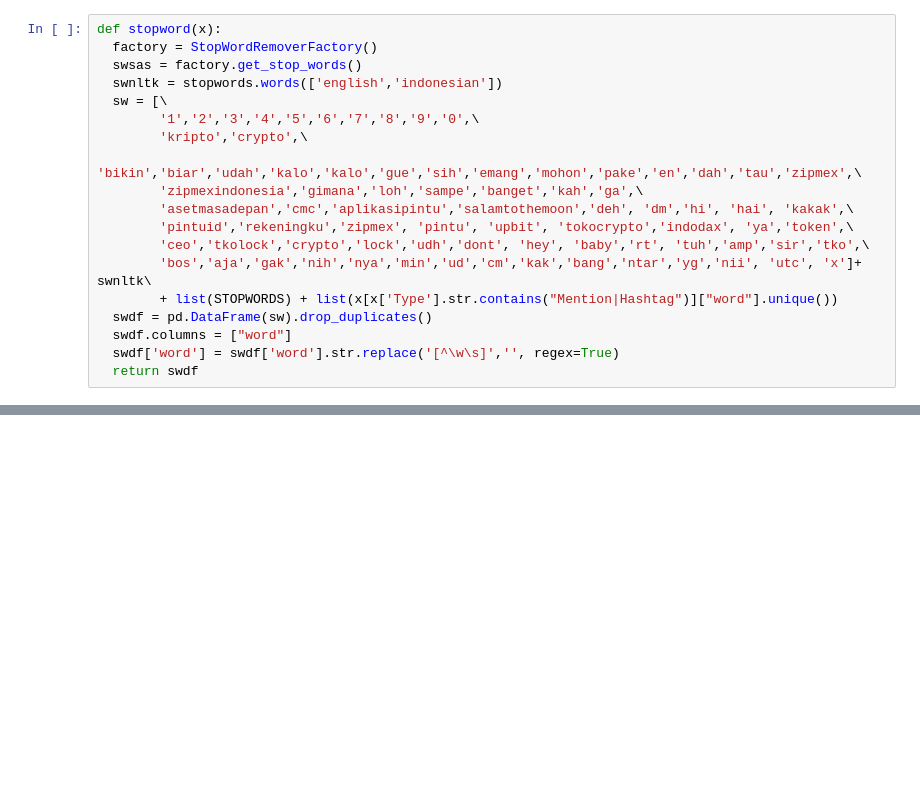
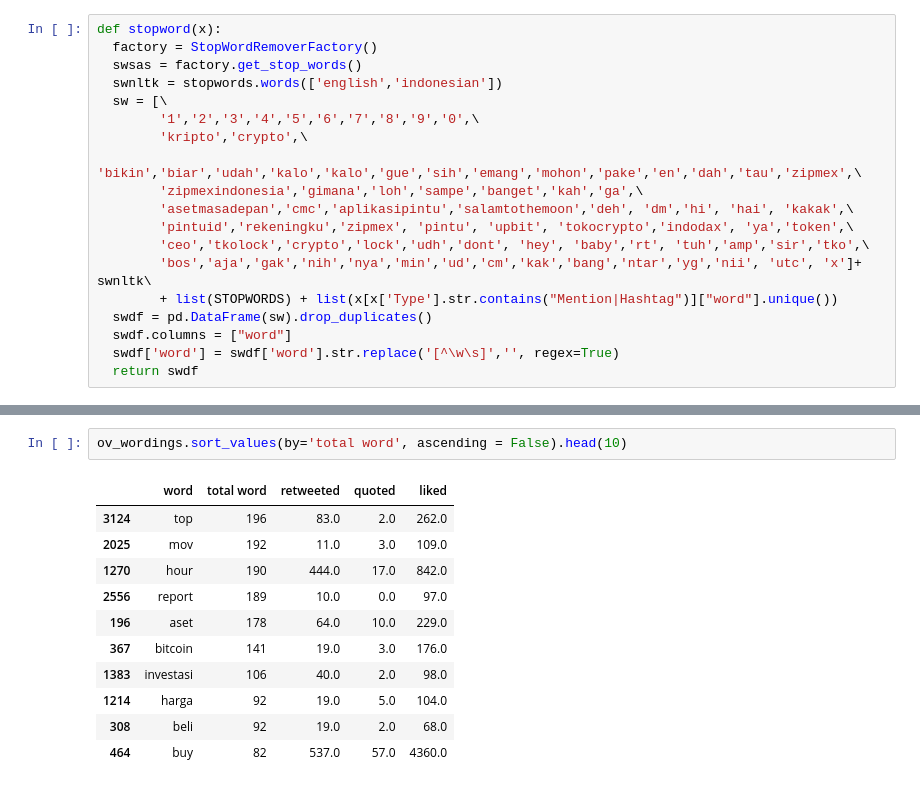
Before and after one commit to tumalanga/wordcloud, a Jupyter notebook: Scraper.ipynb, the cells around one changed output, grey strips where cells are left out. Saved outputs shown, nothing was run; the diff lists cells and outputs as text; blank space fills up the shorter version.

```diff
--- a/Scraper.ipynb
+++ b/Scraper.ipynb
@@ -144,3 +150,17 @@ ov_mention.rename(columns = {'word': 'mention', 'count_word':'total mentions',\
     'sum_liked':'liked'}, inplace=True)
 
 # return wordings_new, hashnmention_new, ov_wordings, ov_hash, ov_mention
+# %%
+ov_wordings.sort_values(by='total word', ascending = False).head(10)
+# %% [output]
+|  | word | total word | retweeted | quoted | liked |
+| 3124 | top | 196 | 83.0 | 2.0 | 262.0 |
+| 2025 | mov | 192 | 11.0 | 3.0 | 109.0 |
+| 1270 | hour | 190 | 444.0 | 17.0 | 842.0 |
+| 2556 | report | 189 | 10.0 | 0.0 | 97.0 |
+| 196 | aset | 178 | 64.0 | 10.0 | 229.0 |
+| 367 | bitcoin | 141 | 19.0 | 3.0 | 176.0 |
+| 1383 | investasi | 106 | 40.0 | 2.0 | 98.0 |
+| 1214 | harga | 92 | 19.0 | 5.0 | 104.0 |
+| 308 | beli | 92 | 19.0 | 2.0 | 68.0 |
+| 464 | buy | 82 | 537.0 | 57.0 | 4360.0 |
```
Also changed, not shown: parts of 7 cells of this notebook.
